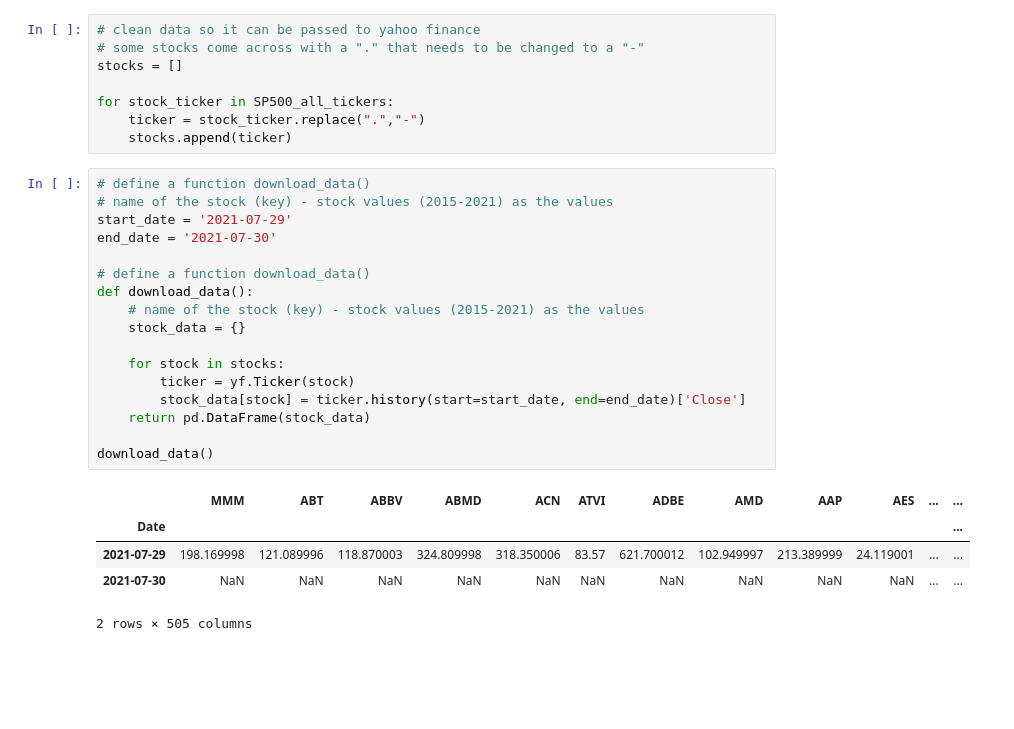
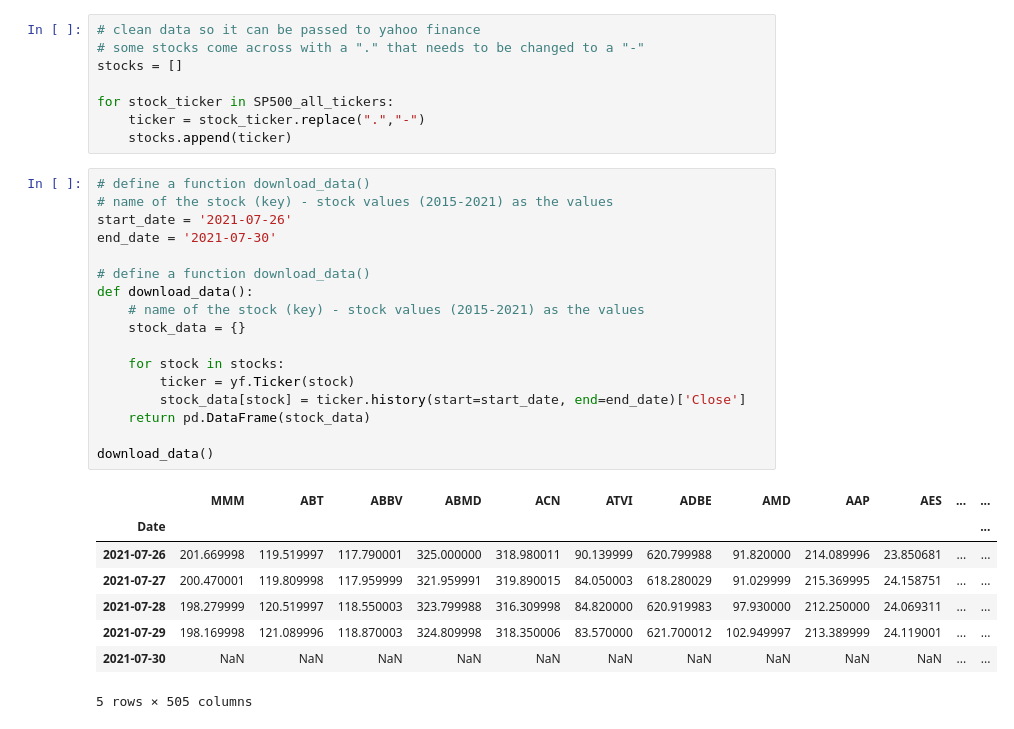
Before and after one commit to scottslusher/Portfolio-Builder, a Jupyter notebook: yfinanc.ipynb, the cells around one changed output. Saved outputs shown, nothing was run; the diff lists cells and outputs as text; blank space fills up the shorter version.

```diff
--- a/yfinanc.ipynb
+++ b/yfinanc.ipynb
@@ -40,23 +40,26 @@ for stock_ticker in SP500_all_tickers:
 # %%
 # define a function download_data()
 # name of the stock (key) - stock values (2015-2021) as the values
-start_date = '2021-07-29'
+start_date = '2021-07-26'
 end_date = '2021-07-30'
 
 # define a function download_data()
 def download_data():
     # name of the stock (key) - stock values (2015-2021) as the values
     stock_data = {}
 
     for stock in stocks:
         ticker = yf.Ticker(stock)
         stock_data[stock] = ticker.history(start=start_date, end=end_date)['Close']
     return pd.DataFrame(stock_data)
 
 download_data()
 # %% [output]
 |  | MMM | ABT | ABBV | ABMD | ACN | ATVI | ADBE | AMD | AAP | AES | ... | ... |
 | Date |  |  |  |  |  |  |  |  |  |  |  | ... |
-| 2021-07-29 | 198.169998 | 121.089996 | 118.870003 | 324.809998 | 318.350006 | 83.57 | 621.700012 | 102.949997 | 213.389999 | 24.119001 | ... | ... |
+| 2021-07-26 | 201.669998 | 119.519997 | 117.790001 | 325.000000 | 318.980011 | 90.139999 | 620.799988 | 91.820000 | 214.089996 | 23.850681 | ... | ... |
+| 2021-07-27 | 200.470001 | 119.809998 | 117.959999 | 321.959991 | 319.890015 | 84.050003 | 618.280029 | 91.029999 | 215.369995 | 24.158751 | ... | ... |
+| 2021-07-28 | 198.279999 | 120.519997 | 118.550003 | 323.799988 | 316.309998 | 84.820000 | 620.919983 | 97.930000 | 212.250000 | 24.069311 | ... | ... |
+| 2021-07-29 | 198.169998 | 121.089996 | 118.870003 | 324.809998 | 318.350006 | 83.570000 | 621.700012 | 102.949997 | 213.389999 | 24.119001 | ... | ... |
 | 2021-07-30 | NaN | NaN | NaN | NaN | NaN | NaN | NaN | NaN | NaN | NaN | ... | ... |
-2 rows × 505 columns
+5 rows × 505 columns
```
Also changed, not shown: parts of 9 cells of this notebook, 2 other files.
